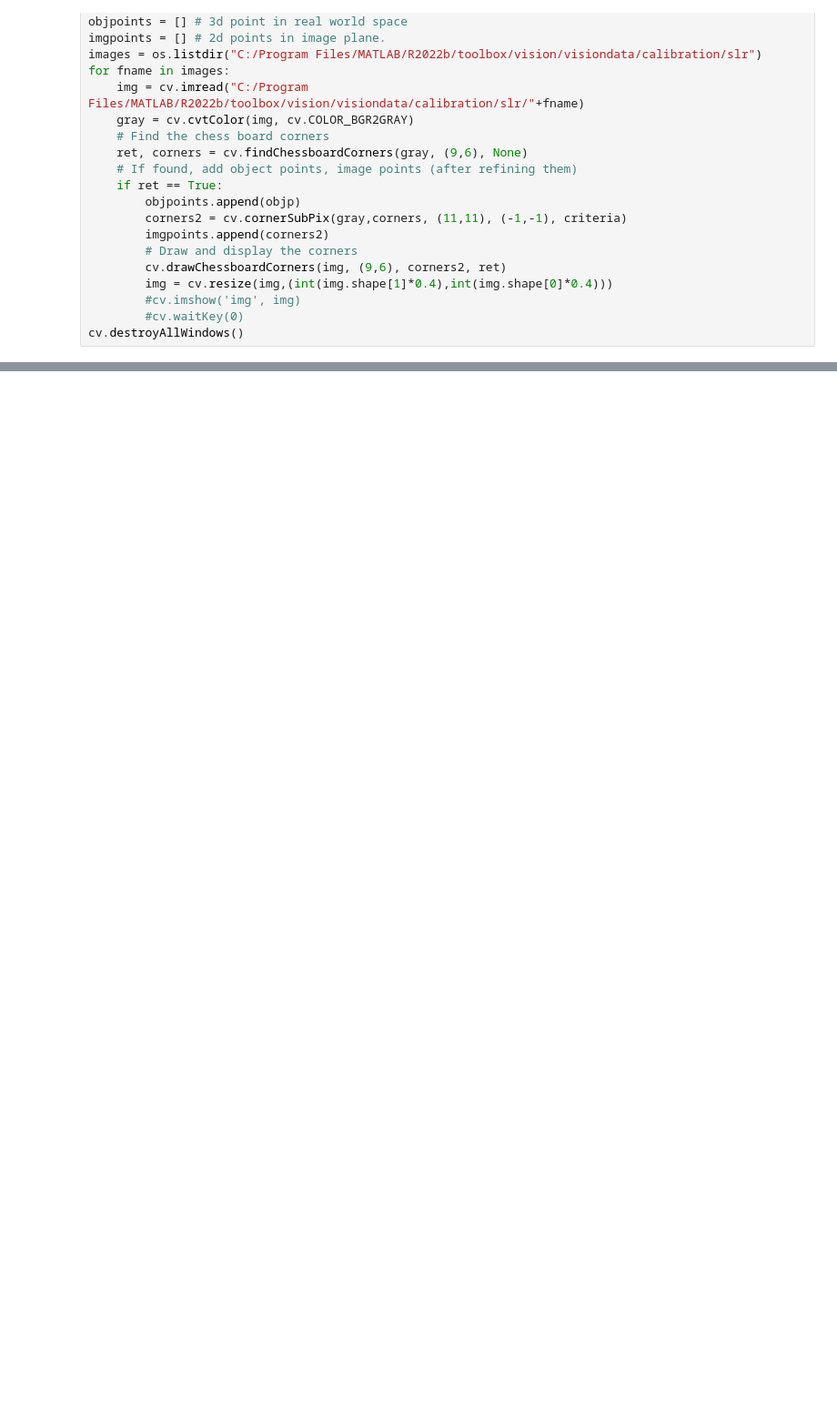
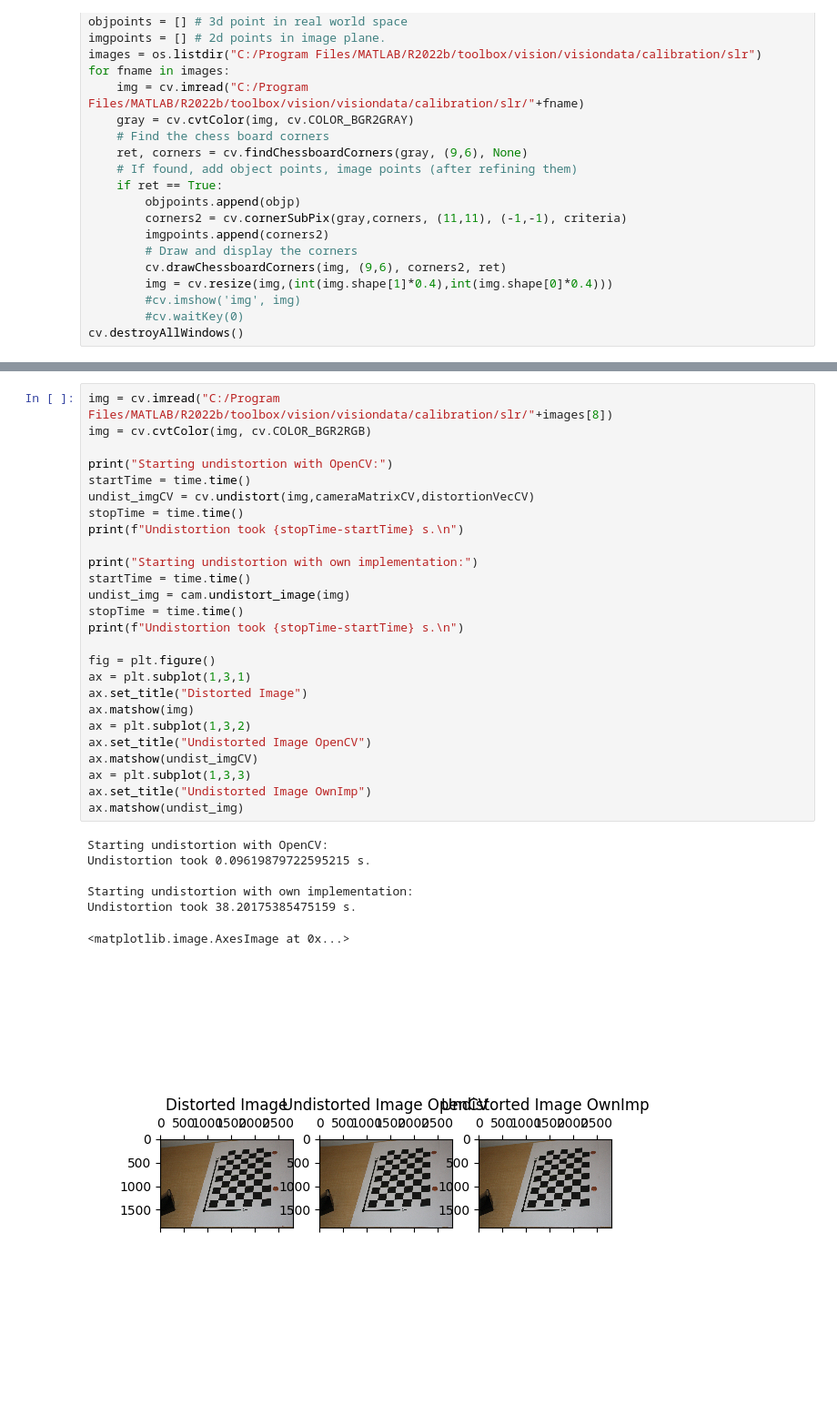
Before and after one commit to samihamza01/ComputerVisionSeminar_CameraCalibration, a Jupyter notebook: src/calibration_comparison.ipynb, the cells around one changed output, grey strips where cells are left out. Shown: that part at 91% size. Saved outputs shown, nothing was run; the diff lists cells and outputs as text; blank space fills up the shorter version.

Commit message:
added undistort section in jupyter notebook

```diff
--- a/src/calibration_comparison.ipynb
+++ b/src/calibration_comparison.ipynb
@@ -212,0 +247,34 @@ OwnImpl:        k1=-0.014719700665085978, k2=-0.31867248019756267, k3=3.61101194
+# %%
+img = cv.imread("C:/Program Files/MATLAB/R2022b/toolbox/vision/visiondata/calibration/slr/"+images[8])
+img = cv.cvtColor(img, cv.COLOR_BGR2RGB)
+
+print("Starting undistortion with OpenCV:")
+startTime = time.time()
+undist_imgCV = cv.undistort(img,cameraMatrixCV,distortionVecCV)
+stopTime = time.time()
+print(f"Undistortion took {stopTime-startTime} s.\n")
+
+print("Starting undistortion with own implementation:")
+startTime = time.time()
+undist_img = cam.undistort_image(img)
+stopTime = time.time()
+print(f"Undistortion took {stopTime-startTime} s.\n")
+
+fig = plt.figure()
+ax = plt.subplot(1,3,1)
+ax.set_title("Distorted Image")
+ax.matshow(img)
+ax = plt.subplot(1,3,2)
+ax.set_title("Undistorted Image OpenCV")
+ax.matshow(undist_imgCV)
+ax = plt.subplot(1,3,3)
+ax.set_title("Undistorted Image OwnImp")
+ax.matshow(undist_img)
+# %% [output]
+Starting undistortion with OpenCV:
+Undistortion took 0.09619879722595215 s.
+
+Starting undistortion with own implementation:
+Undistortion took 38.20175385475159 s.
+<matplotlib.image.AxesImage at 0x...>
+[figure, added]
```
Also changed, not shown: parts of 13 cells of this notebook, 1 other file.
